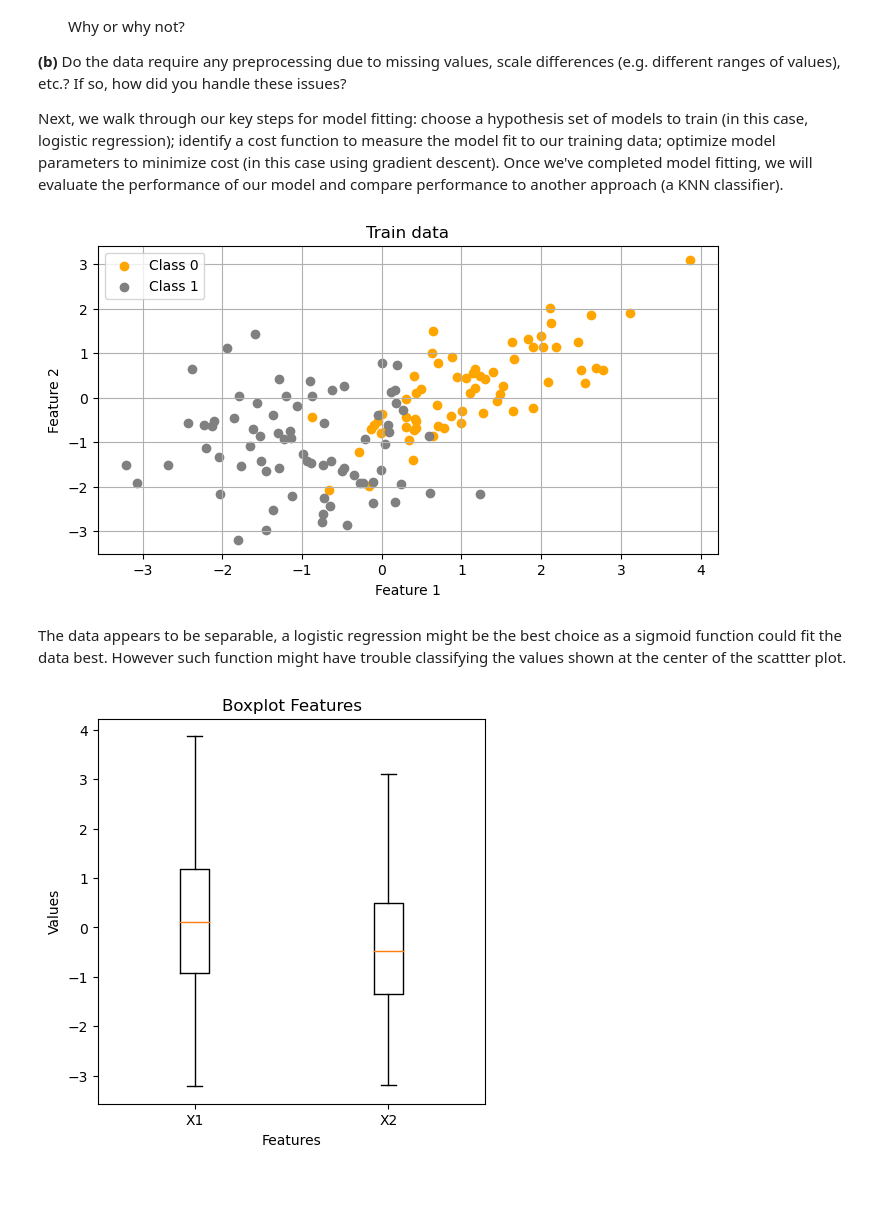
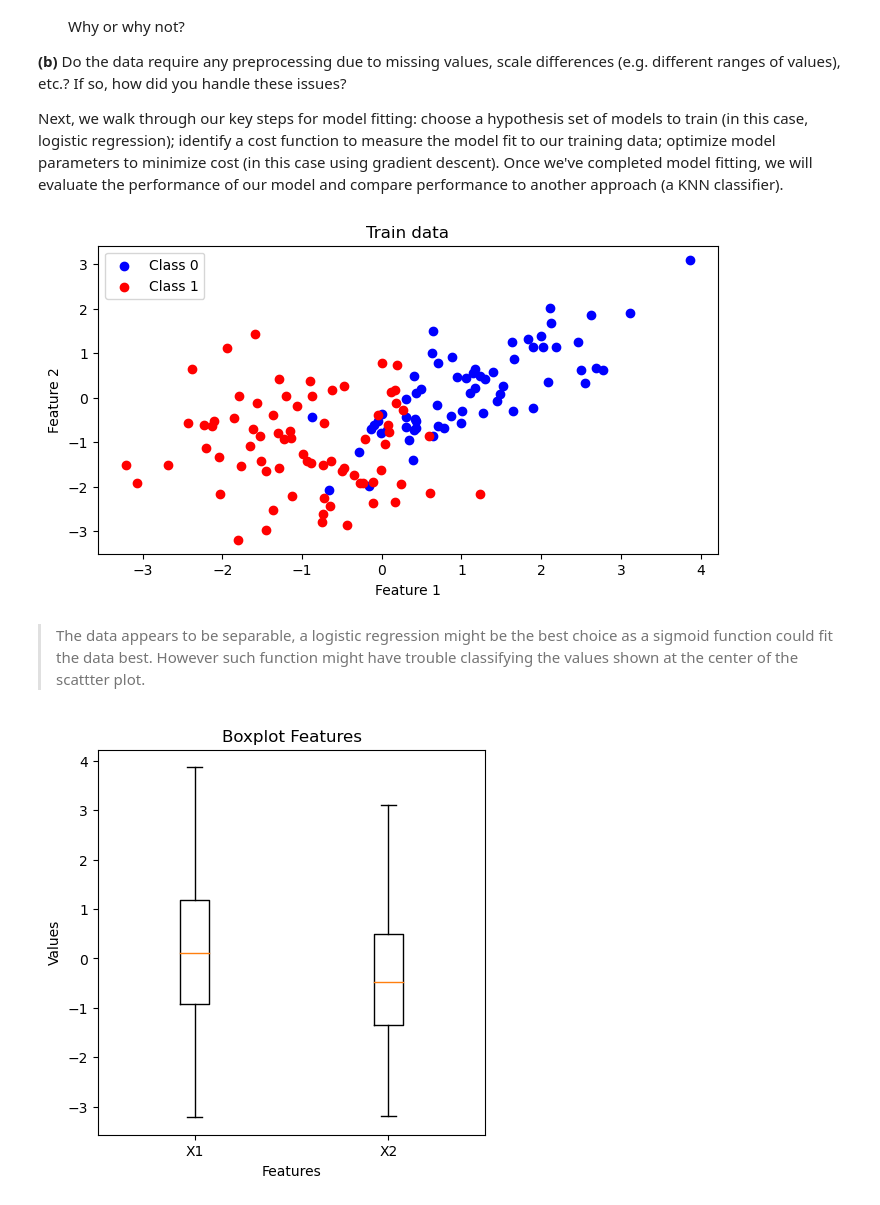
Before and after one commit to dani-jimlar/ML_assignments, a Jupyter notebook: a_3/Assignment_3.ipynb, the cells around one changed output. Drawn from its saved outputs; the diff is of its cells as text; code cells hidden in the pictures.

```diff
--- a/a_3/Assignment_3.ipynb
+++ b/a_3/Assignment_3.ipynb
@@ -51,39 +51,38 @@ import sklearn
 # import dataset and split in test and train
 db = pd.read_csv(
     "https://github.com/kylebradbury/ids705/raw/main/assignments/data/A3_Q1_data.csv"
 )
 
 X = db[["x1", "x2"]].values
 y = db["y"].values
 X_train, X_test, y_train, y_test = train_test_split(
     X, y, test_size=0.30, random_state=42
 )
 
 # plot train data
 
 plt.figure(figsize=(8, 4))
 plt.scatter(
     X_train[y_train == 0][:, 0],
     X_train[y_train == 0][:, 1],
-    color="orange",
+    color="blue",
     label="Class 0",
 )
 plt.scatter(
     X_train[y_train == 1][:, 0],
     X_train[y_train == 1][:, 1],
-    color="grey",
+    color="red",
     label="Class 1",
 )
 plt.title("Train data")
 plt.xlabel("Feature 1")
 plt.ylabel("Feature 2")
 plt.legend()
-plt.grid(True)
 plt.show()
 # %% [output]
-[figure, old version]
+[figure, new version]
 # %% [markdown]
-The data appears to be separable, a logistic regression might be the best choice as a sigmoid function could fit the data best. However such function might have trouble classifying the values shown at the center of the scattter plot.
+> The data appears to be separable, a logistic regression might be the best choice as a sigmoid function could fit the data best. However such function might have trouble classifying the values shown at the center of the scattter plot.
 # %%
 plt.figure(figsize=(5, 5))
 plt.boxplot(X, labels=["X1", "X2"])
```
Also changed, not shown: parts of 28 cells of this notebook.
